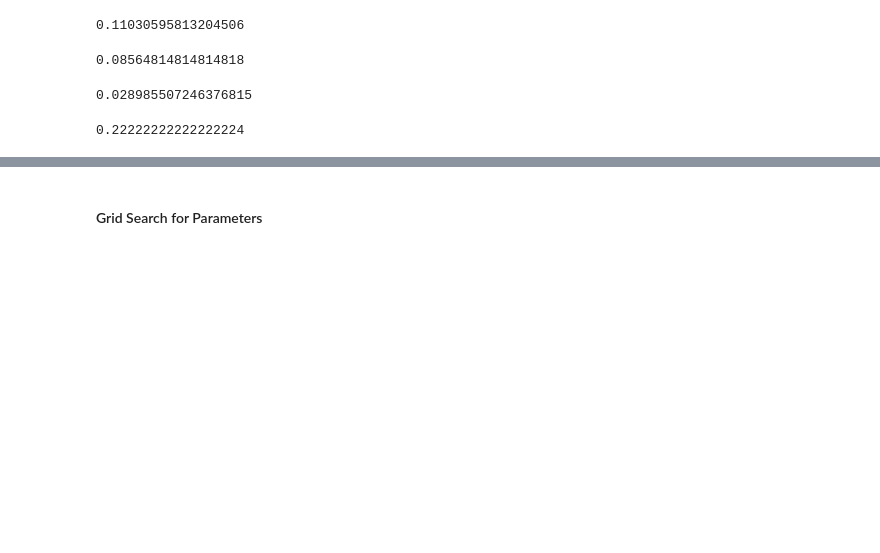
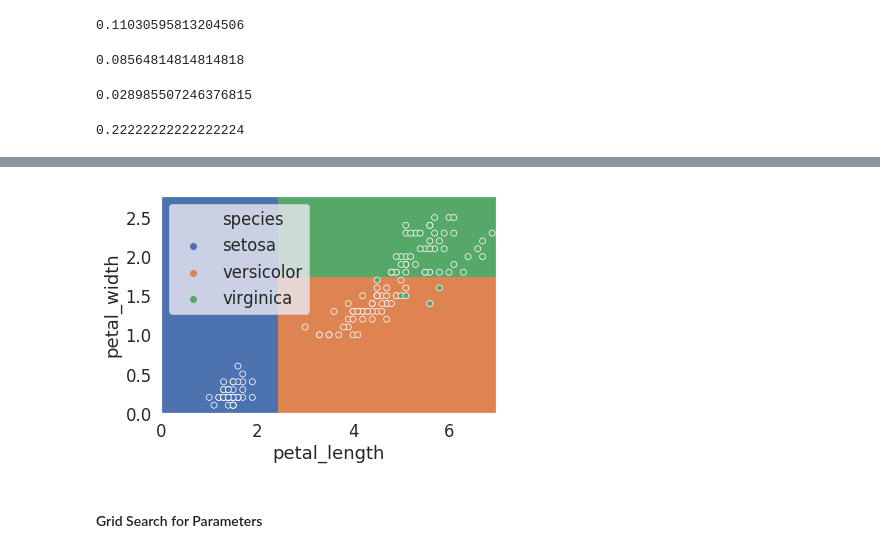
Before and after one commit to joshHug/youdao_ai, a Jupyter notebook: lec7/lec7-decision-trees.ipynb, the cells around one changed output, grey strips where cells are left out. Cells and saved outputs as stored; diff of their text form; code cells hidden in the pictures; blank space fills up the shorter version.

```diff
--- a/lec7/lec7-decision-trees.ipynb
+++ b/lec7/lec7-decision-trees.ipynb
@@ -409,0 +415,4 @@ weighted_average_gini([3], [2, 1])
+# %%
+decision_tree = tree.DecisionTreeClassifier(min_impurity_decrease = 0.1)
+decision_tree.fit(iris_data[["petal_length", "petal_width"]],
+                  iris_data["species"])
@@ -410,2 +437,19 @@ weighted_average_gini([3], [2, 1])
+# %%
+from matplotlib.colors import ListedColormap
+sns_cmap = ListedColormap(np.array(sns.color_palette())[0:3, :])
+
+xx, yy = np.meshgrid(np.arange(0, 7, 0.02),
+                     np.arange(0, 2.8, 0.02))
+
+Z_string = decision_tree.predict(np.c_[xx.ravel(), yy.ravel()])
+categories, Z_int = np.unique(Z_string, return_inverse=True)
+Z_int = Z_int
+Z_int = Z_int.reshape(xx.shape)
+cs = plt.contourf(xx, yy, Z_int, cmap=sns_cmap)
+sns.scatterplot(data = iris_data, x = "petal_length", y="petal_width", hue="species")
+#fig = plt.gcf()
+plt.savefig("deltawg10_model_decision_boundaries.png", dpi=300, bbox_inches = "tight")
+# %% [output]
+[figure, added]
 # %% [markdown]
 #### Grid Search for Parameters
```
Also changed, not shown: parts of 13 cells of this notebook.
